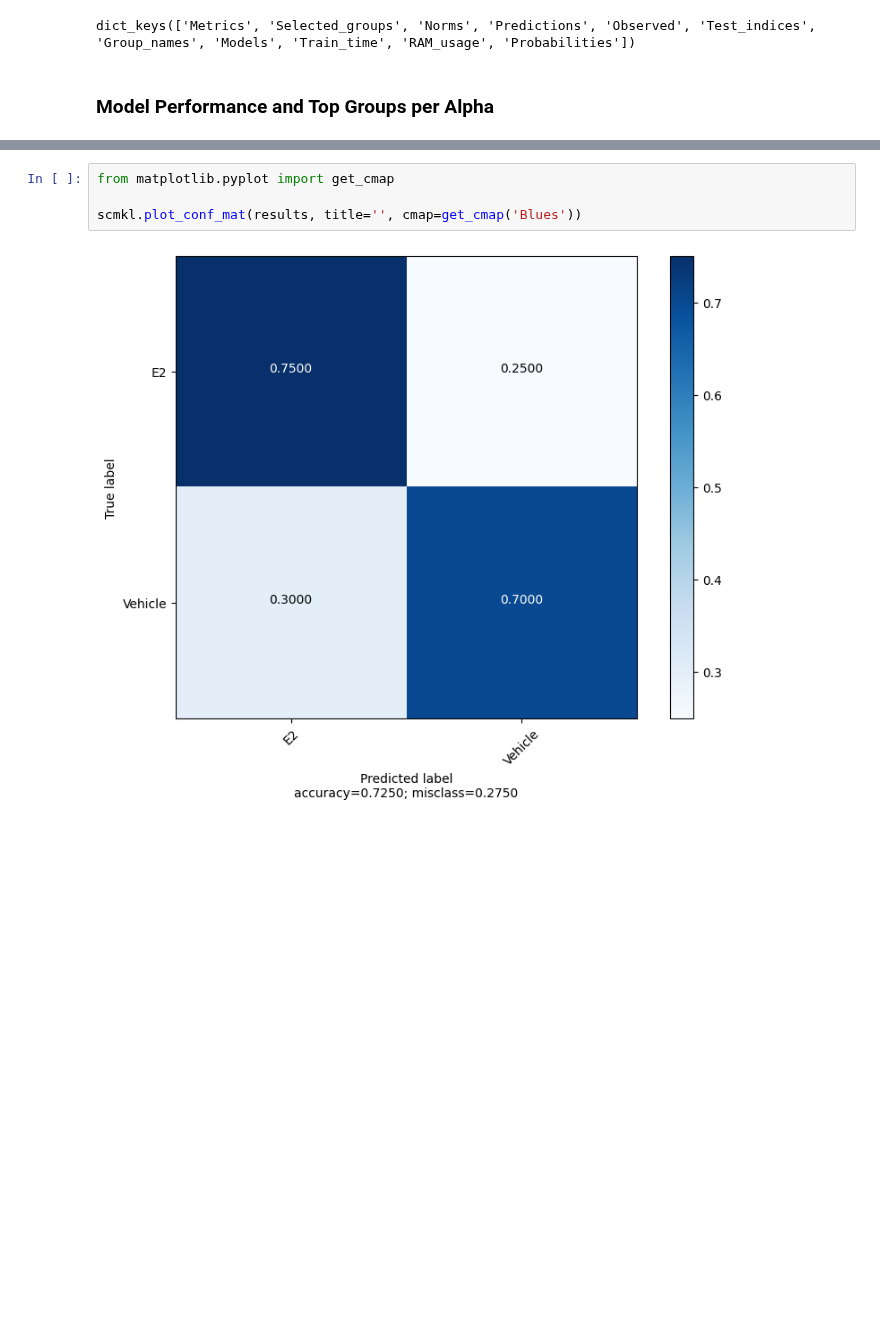
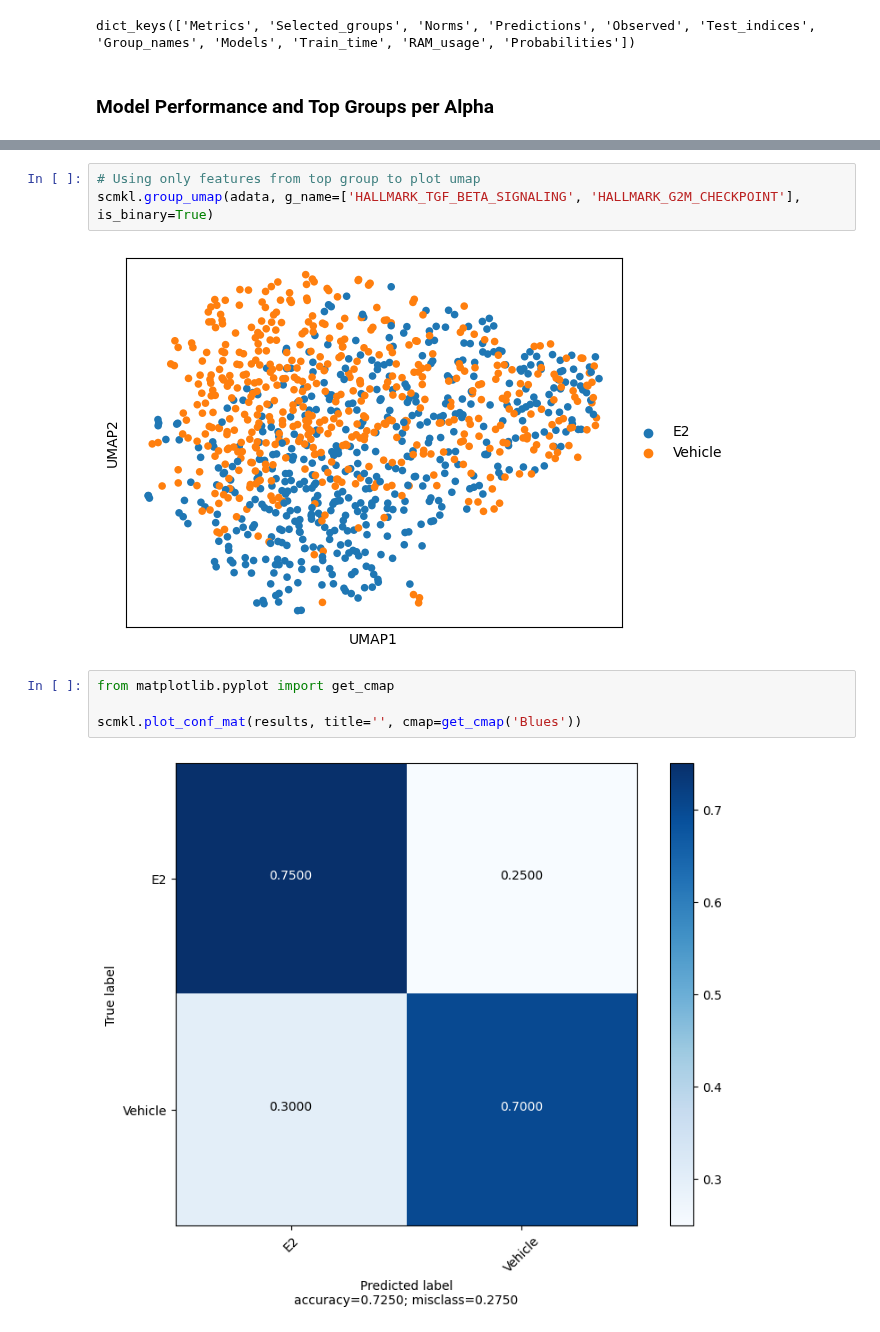
Before and after one commit to ohsu-cedar-comp-hub/scMKL, a Jupyter notebook: example/ATAC_analysis.ipynb, the cells around one changed output, grey strips where cells are left out. Saved outputs shown, nothing was run; the diff lists cells and outputs as text; blank space fills up the shorter version.

```diff
--- a/example/ATAC_analysis.ipynb
+++ b/example/ATAC_analysis.ipynb
@@ -110,3 +114,8 @@ metric_plot.show()
+# %%
+# Using only features from top group to plot umap
+scmkl.group_umap(adata, g_name=['HALLMARK_TGF_BETA_SIGNALING', 'HALLMARK_G2M_CHECKPOINT'], is_binary=True)
+# %% [output]
+[figure, added]
 # %%
 from matplotlib.pyplot import get_cmap
 
```
Also changed, not shown: parts of 3 cells of this notebook, 24 other files.
